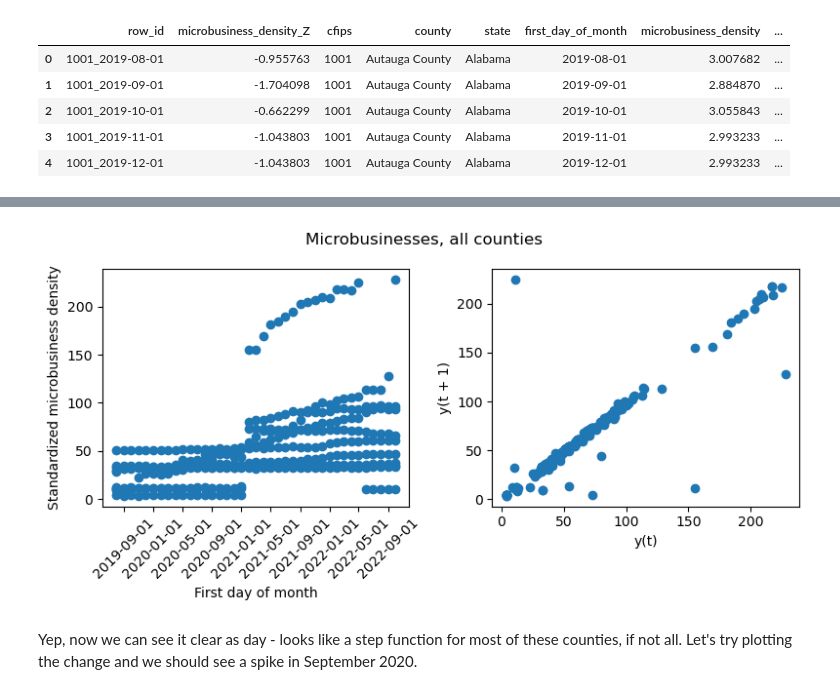
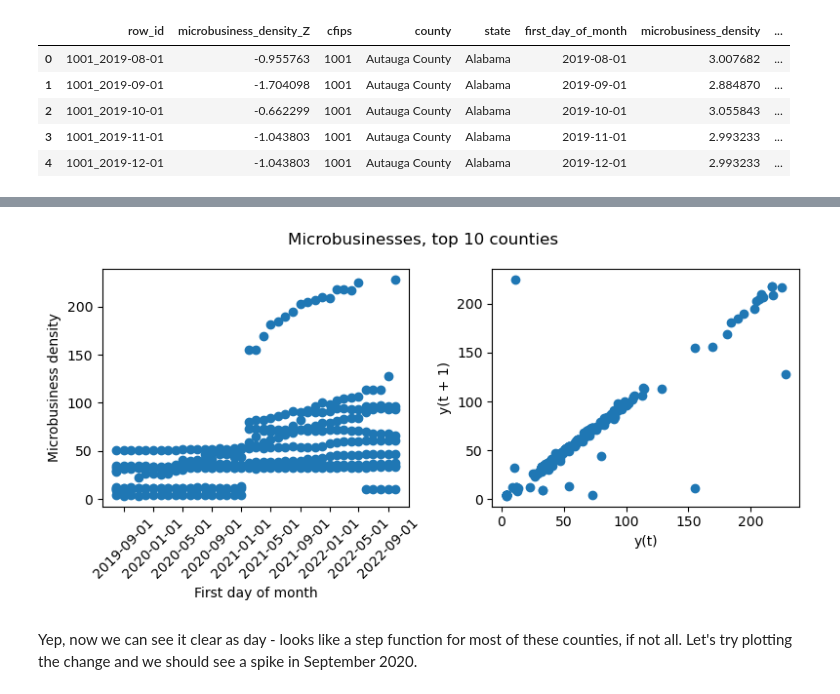
Before and after one commit to gperdrizet/kaggle_microbusiness, a Jupyter notebook: notebooks/02-data_exploration.ipynb, the cells around one changed output, grey strips where cells are left out. Drawn from its saved outputs; the diff is of its cells as text; code cells hidden in the pictures.

```diff
--- a/notebooks/02-data_exploration.ipynb
+++ b/notebooks/02-data_exploration.ipynb
@@ -595,34 +593,34 @@ ValueError: cannot insert avg_microbusiness_density, already exists
 # %%
 # 39 timepoints per county so 390 rows should be the full timecourse for the top 10
 high_avg_microbusiness_density = training_df.nlargest(390, columns=['avg_microbusiness_density'])
 
 fig, ax = plt.subplots(1, 2, figsize=(8,4))
 
 ax[0].scatter(
     high_avg_microbusiness_density['first_day_of_month'],
     high_avg_microbusiness_density['microbusiness_density']
 )
 
 ax[0].set_xlabel('First day of month')
-ax[0].set_ylabel('Standardized microbusiness density')
+ax[0].set_ylabel('Microbusiness density')
 
 ax[1].scatter(
     high_avg_microbusiness_density['microbusiness_density'],
     high_avg_microbusiness_density['microbusiness_density_lag']
 )
 
 ax[1].set_xlabel('y(t)')
 ax[1].set_ylabel('y(t + 1)')
 
 #plt.draw()
 ax[0].set_xticks(ax[0].get_xticks())
 ax[0].set_xticklabels(ax[0].get_xticklabels(), rotation=45)
 
-plt.suptitle('Microbusinesses, all counties')
+plt.suptitle('Microbusinesses, top 10 counties')
 plt.tight_layout()
 plt.show()
 # %% [output]
-[figure, old version]
+[figure, new version]
 # %% [markdown]
 Yep, now we can see it clear as day - looks like a step function for most of these counties, if not all. Let's try plotting the change and we should see a spike in September 2020.
 # %%
```
Also changed, not shown: parts of 17 cells of this notebook.
